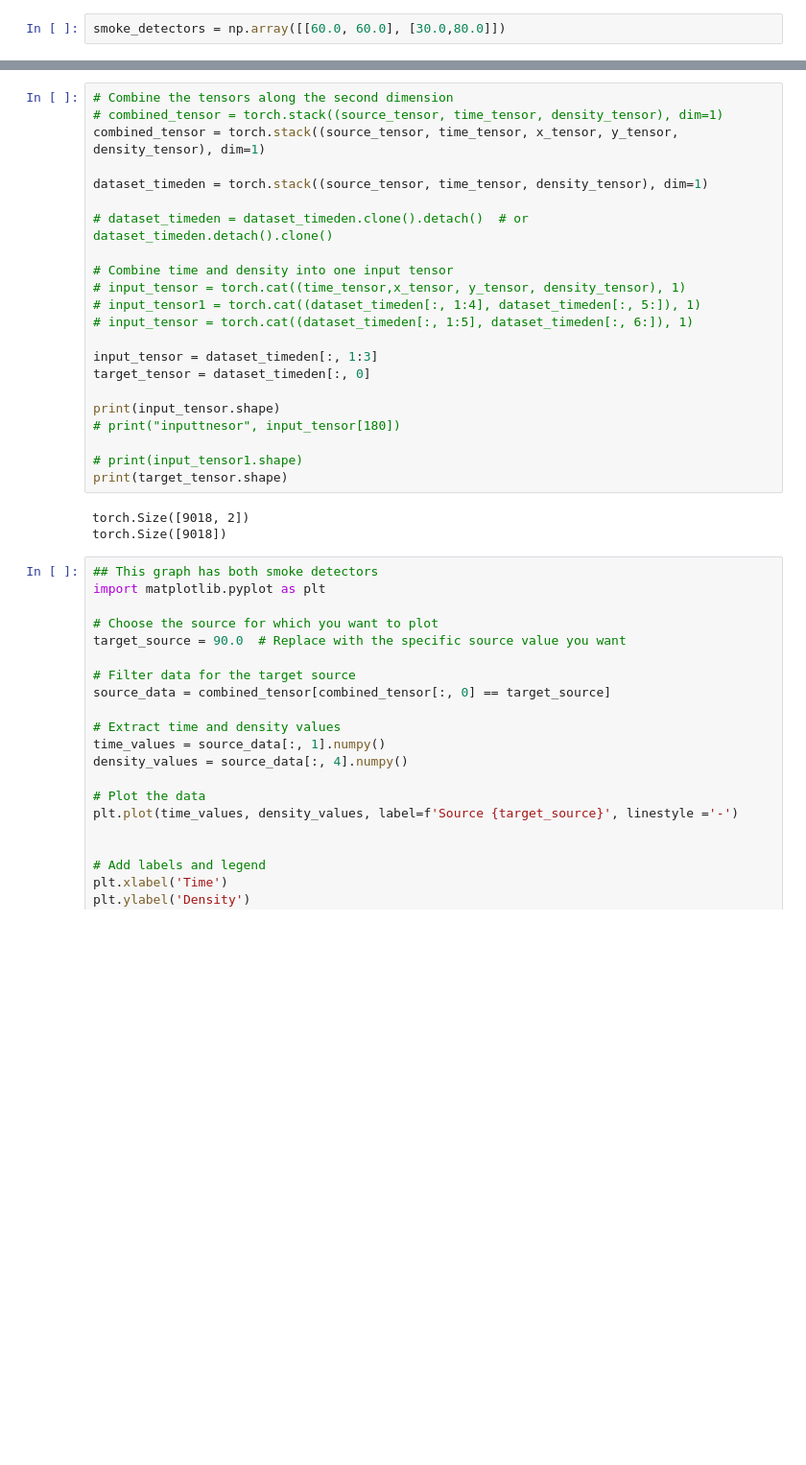
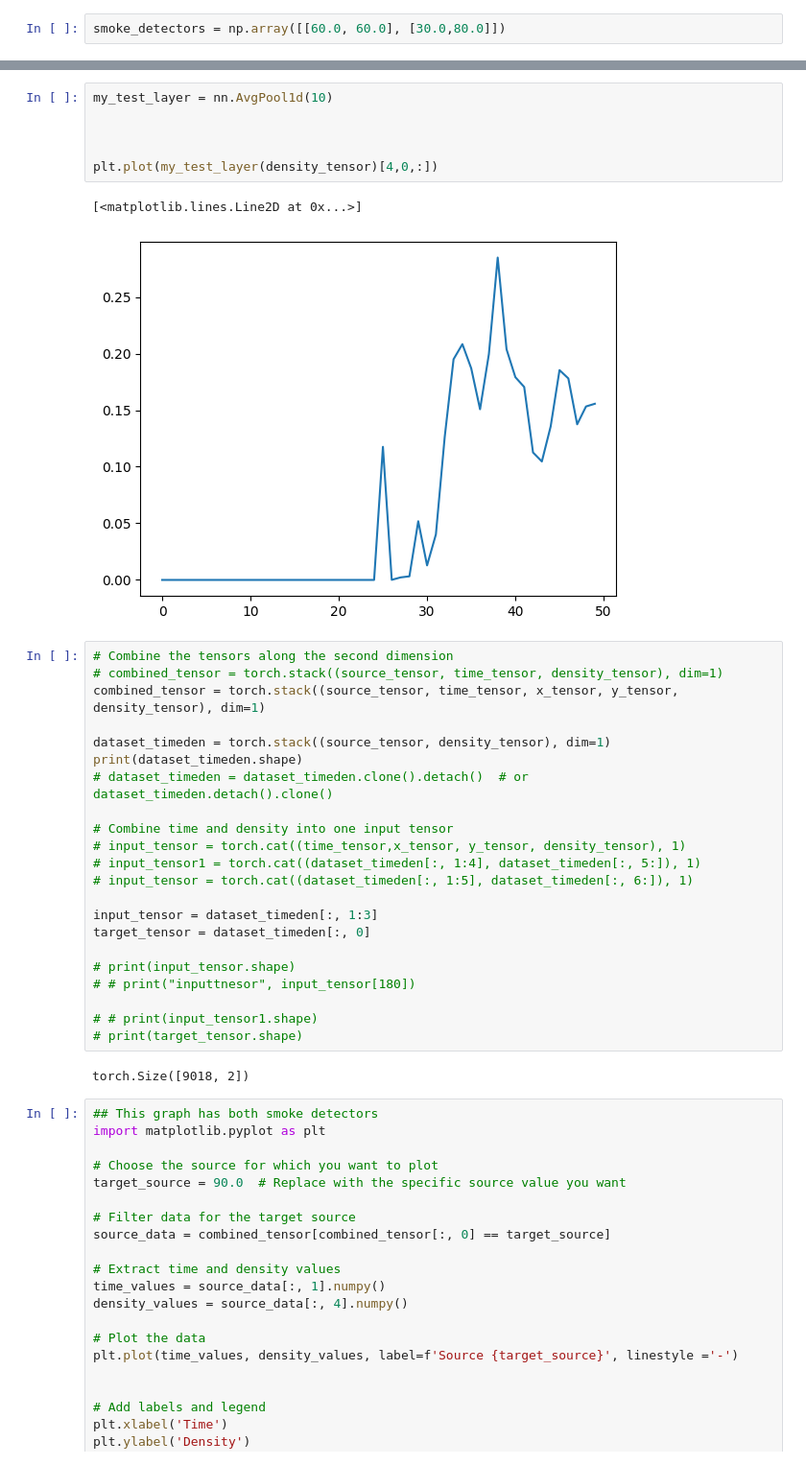
Before and after one commit to Tyro-Young/Inverse-CFD, a Jupyter notebook: smoke_linear.ipynb, the cells around one changed output, grey strips where cells are left out. Shown at 96% size. Saved outputs shown, nothing was run; the diff lists cells and outputs as text; blank space fills up the shorter version.

```diff
--- a/smoke_linear.ipynb
+++ b/smoke_linear.ipynb
@@ -80,10 +93,19 @@ torch.Size([9018])
+# %%
+my_test_layer = nn.AvgPool1d(10)
+
+
+
+plt.plot(my_test_layer(density_tensor)[4,0,:])
+# %% [output]
+[<matplotlib.lines.Line2D at 0x...>]
+[figure, added]
 # %%
 # Combine the tensors along the second dimension
 # combined_tensor = torch.stack((source_tensor, time_tensor, density_tensor), dim=1)
 combined_tensor = torch.stack((source_tensor, time_tensor, x_tensor, y_tensor, density_tensor), dim=1)
 
-dataset_timeden = torch.stack((source_tensor, time_tensor, density_tensor), dim=1)
-
+dataset_timeden = torch.stack((source_tensor, density_tensor), dim=1)
+print(dataset_timeden.shape)
 # dataset_timeden = dataset_timeden.clone().detach()  # or dataset_timeden.detach().clone()
 
 # Combine time and density into one input tensor
@@ -94,14 +116,13 @@ dataset_timeden = torch.stack((source_tensor, time_tensor, density_tensor), dim=
 input_tensor = dataset_timeden[:, 1:3]
 target_tensor = dataset_timeden[:, 0]
 
-print(input_tensor.shape)
-# print("inputtnesor", input_tensor[180])
+# print(input_tensor.shape)
+# # print("inputtnesor", input_tensor[180])
 
-# print(input_tensor1.shape)
-print(target_tensor.shape)
+# # print(input_tensor1.shape)
+# print(target_tensor.shape)
 # %% [output]
 torch.Size([9018, 2])
-torch.Size([9018])
 # %%
 ## This graph has both smoke detectors
 import matplotlib.pyplot as plt
```
Also changed, not shown: parts of 11 cells of this notebook.
